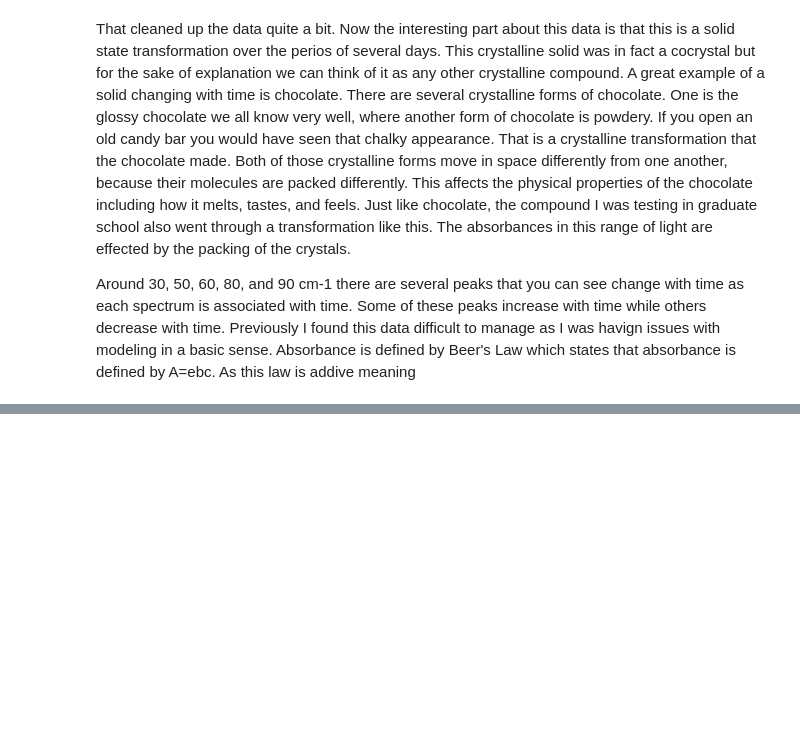
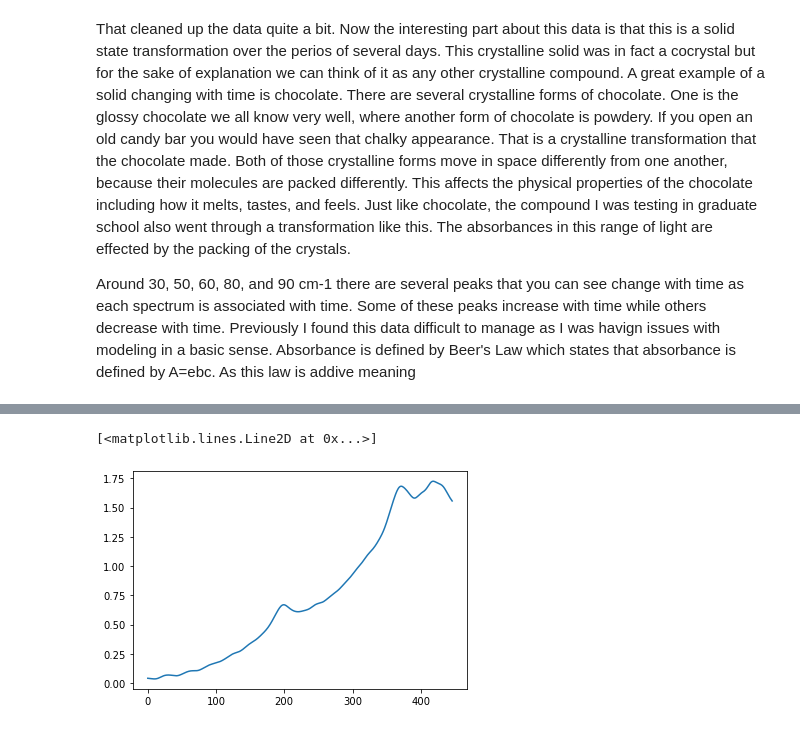
Before and after one commit to michaellaephillips/THzProject, a Jupyter notebook: THzProject.ipynb, the cells around one changed output, grey strips where cells are left out. Cells and saved outputs as stored; diff of their text form; code cells hidden in the pictures; blank space fills up the shorter version.

```diff
--- a/THzProject.ipynb
+++ b/THzProject.ipynb
@@ -81,0 +71,7 @@ I'm honestly not sure what the best way to model the data would be.
+# %%
+spectraLast = list(absorb.iloc[:,-1])
+# %%
+plt.plot(spectraLast)
+# %% [output]
+[<matplotlib.lines.Line2D at 0x...>]
+[figure, added]
```
Also changed, not shown: parts of 33 cells of this notebook.
